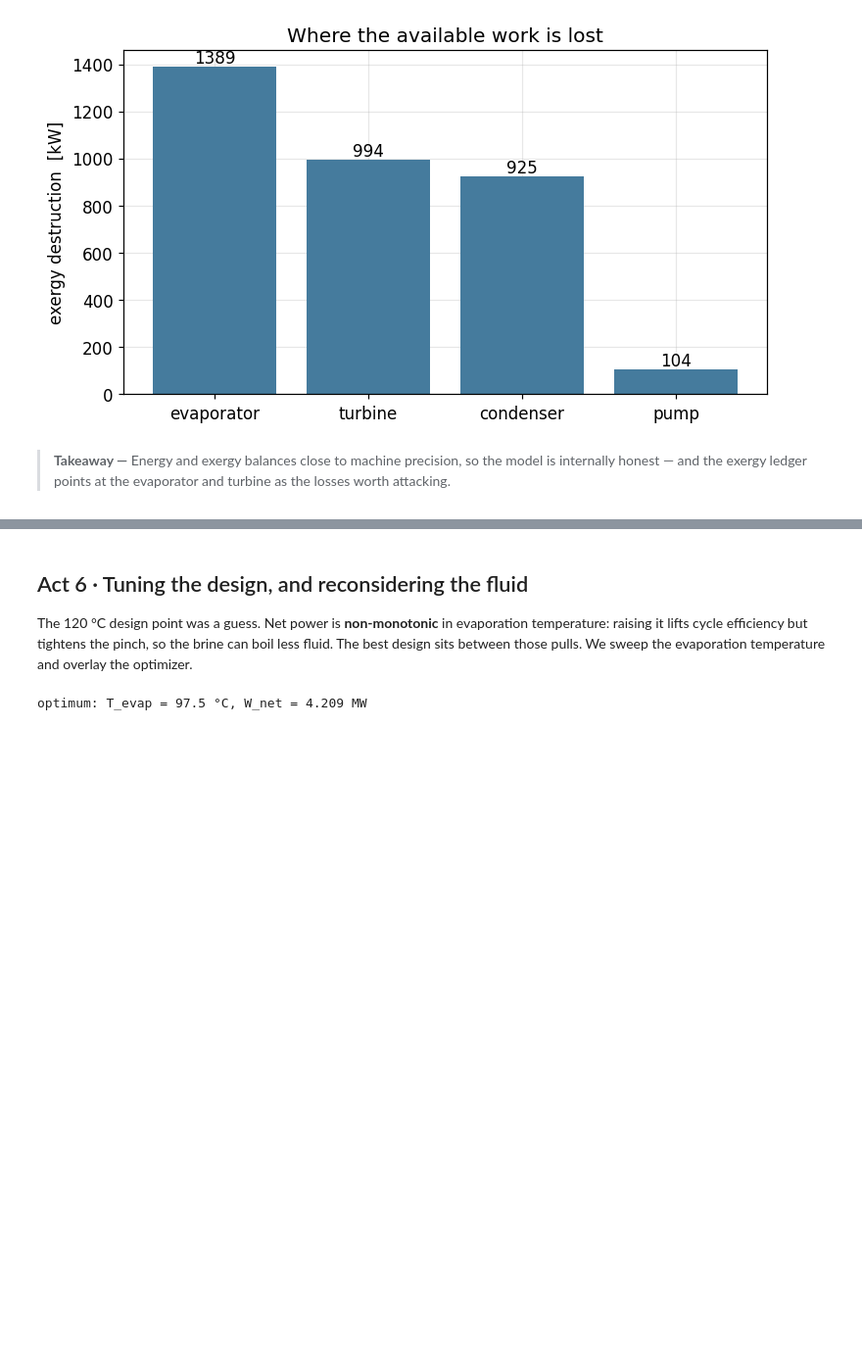
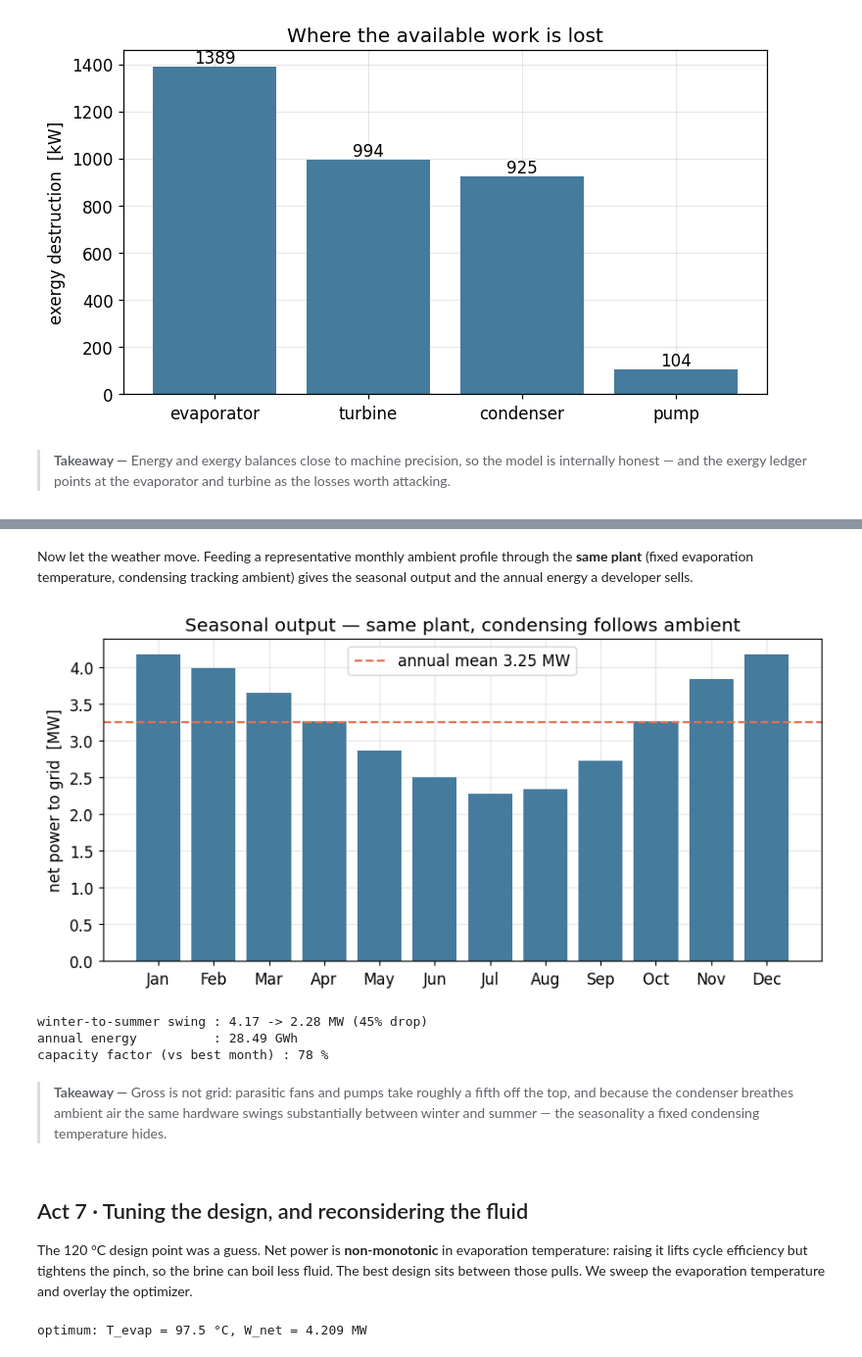
Before and after one commit to khb-git/geothermal-orc, a Jupyter notebook: notebooks/demo.ipynb, the cells around one changed output, grey strips where cells are left out. Shown at 98% size. Saved outputs shown, nothing was run; the diff lists cells and outputs as text; code cells hidden in the pictures; blank space fills up the shorter version.

```diff
--- a/notebooks/demo.ipynb
+++ b/notebooks/demo.ipynb
@@ -417,5 +471,40 @@ as the losses worth attacking.
+# %% [markdown]
+Now let the weather move. Feeding a representative monthly ambient profile
+through the **same plant** (fixed evaporation temperature, condensing tracking
+ambient) gives the seasonal output and the annual energy a developer sells.
+# %%
+months = ["Jan", "Feb", "Mar", "Apr", "May", "Jun",
+          "Jul", "Aug", "Sep", "Oct", "Nov", "Dec"]
+ambient_C = [2, 4, 8, 13, 18, 23, 26, 25, 20, 13, 6, 2]   # representative high-desert site
+
+season = seasonal_performance("Isobutane", resource, ambient_C,
+                              fixed_T_evap_C=pr.T_evap_C)
+net_MW = season.W_net_plant / 1e6
+
+fig, ax = plt.subplots(figsize=(8, 4))
+ax.bar(months, net_MW, color="#457b9d")
+ax.axhline(net_MW.mean(), color="#e76f51", ls="--",
+           label=f"annual mean {net_MW.mean():.2f} MW")
+ax.set_ylabel("net power to grid  [MW]")
+ax.set_title("Seasonal output — same plant, condensing follows ambient")
+ax.legend(); plt.tight_layout(); plt.show()
+
+print(f"winter-to-summer swing : {net_MW.max():.2f} -> {net_MW.min():.2f} MW "
+      f"({(1 - net_MW.min()/net_MW.max())*100:.0f}% drop)")
+print(f"annual energy          : {season.annual_energy_MWh/1e3:.2f} GWh")
+print(f"capacity factor (vs best month) : {season.capacity_factor*100:.0f} %")
+# %% [output]
+[figure, added]
+winter-to-summer swing : 4.17 -> 2.28 MW (45% drop)
+annual energy          : 28.49 GWh
+capacity factor (vs best month) : 78 %
+# %% [markdown]
+> **Takeaway —** Gross is not grid: parasitic fans and pumps take roughly a fifth off
+the top, and because the condenser breathes ambient air the same hardware swings
+substantially between winter and summer — the seasonality a fixed condensing
+temperature hides.
 # %% [markdown]
-## Act 6 · Tuning the design, and reconsidering the fluid
+## Act 7 · Tuning the design, and reconsidering the fluid
 
 The 120 °C design point was a guess. Net power is **non-monotonic** in
 evaporation temperature: raising it lifts cycle efficiency but tightens the
```
Also changed, not shown: parts of 10 cells of this notebook, 6 other files.
